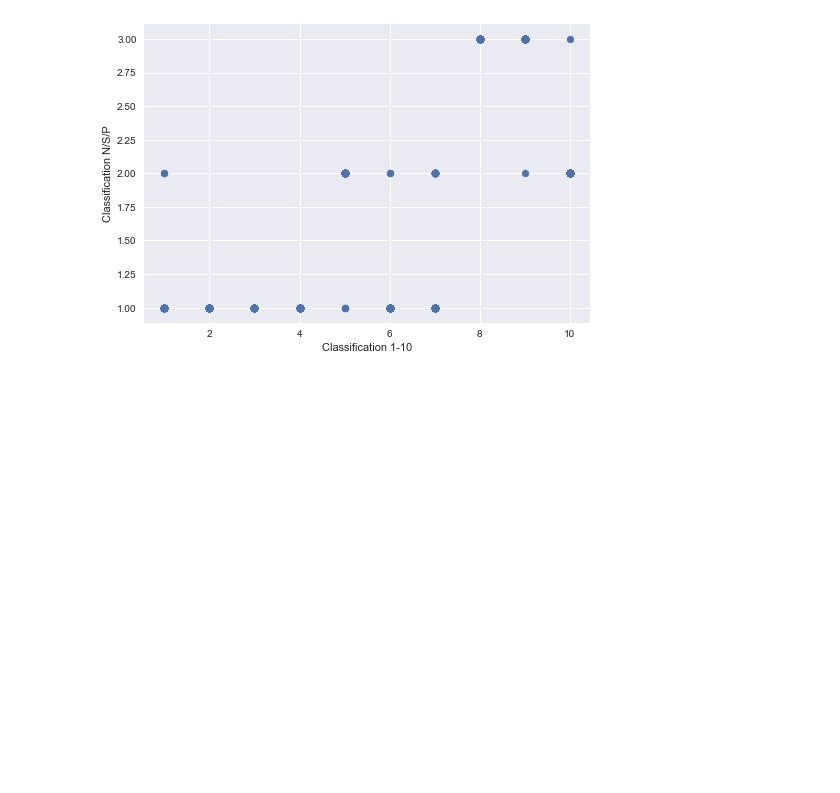
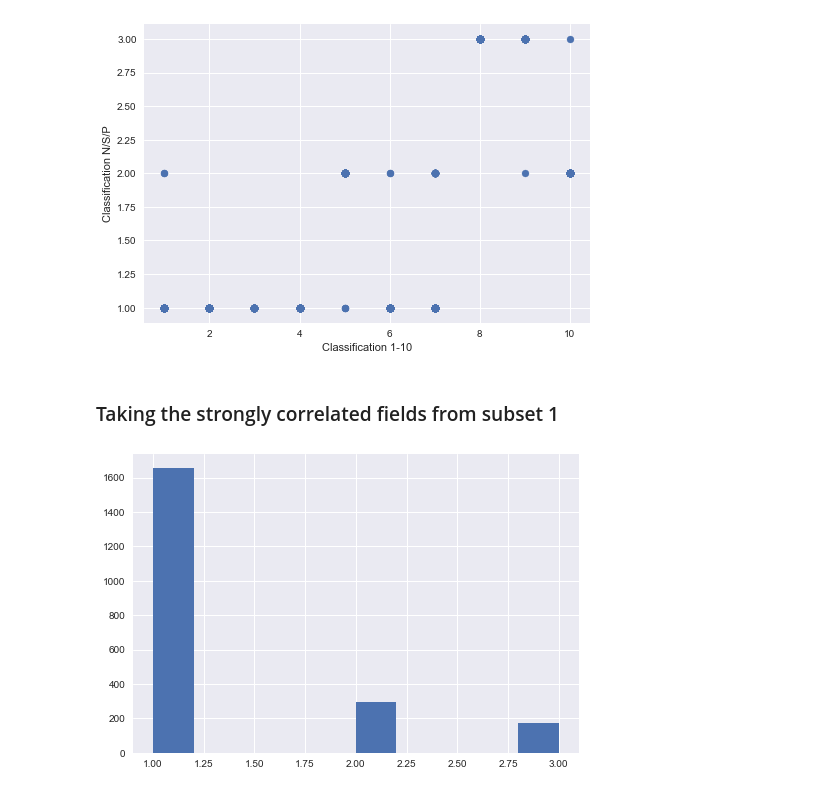
Before and after one commit to nashneo/Capstone, a Jupyter notebook: Capstone.ipynb, the cells around one changed output. Drawn from its saved outputs; the diff is of its cells as text; code cells hidden in the pictures; blank space fills up the shorter version.

Commit message:
Added Ditrubution graphs

```diff
--- a/Capstone.ipynb
+++ b/Capstone.ipynb
@@ -129,3 +147,14 @@ sns.plt.ylabel('Classification N/S/P')
 sns.plt.show()
 # %% [output]
 [figure]
+# %% [markdown]
+### Taking the strongly correlated fields from subset 1
+# %%
+TestData1 = data[['percentage of time with abnormal short term variability  (SisPorto)',
+       'percentage of time with abnormal long term variability  (SisPorto)','prolongued decelerations','Normal=1; Suspect=2; Pathologic=3']]
+# %%
+plt.hist(TestData1['Normal=1; Suspect=2; Pathologic=3'])
+plt.xlabel
+sns.plt.show()
+# %% [output]
+[figure, added]
```
Also changed, not shown: parts of 5 cells of this notebook.
